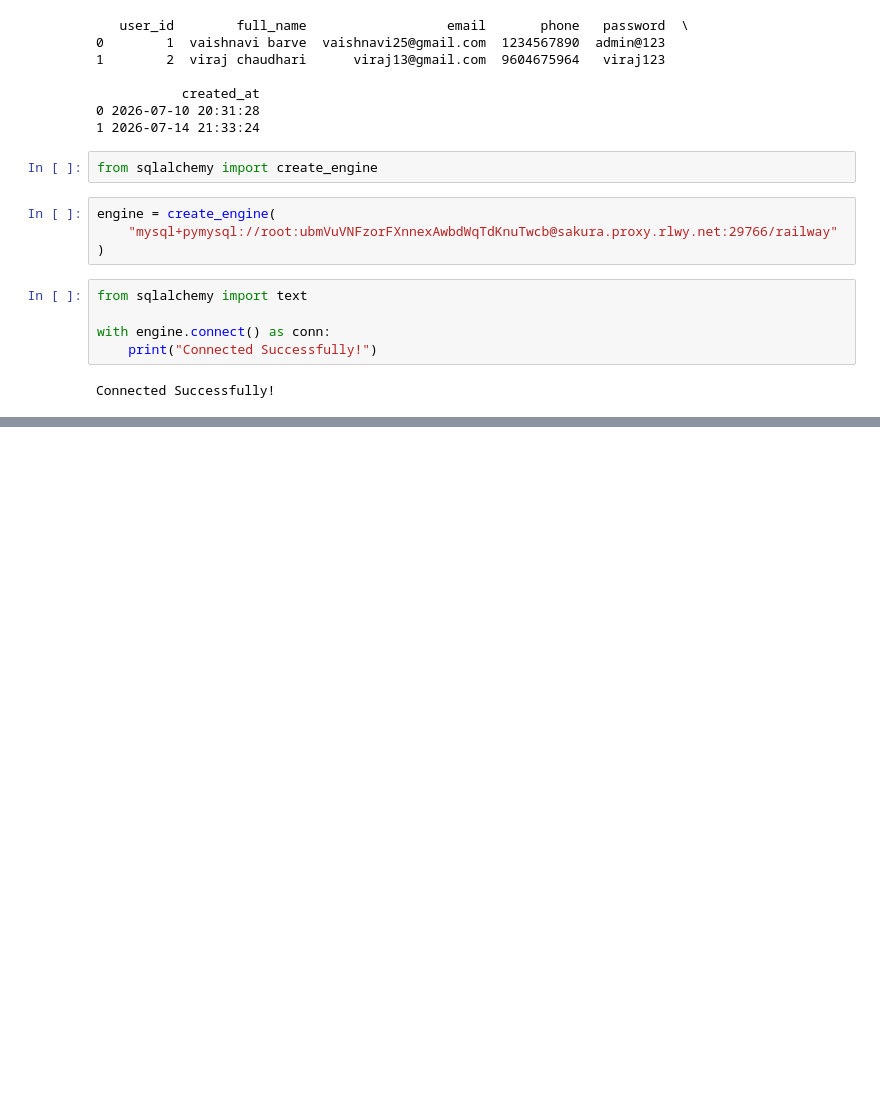
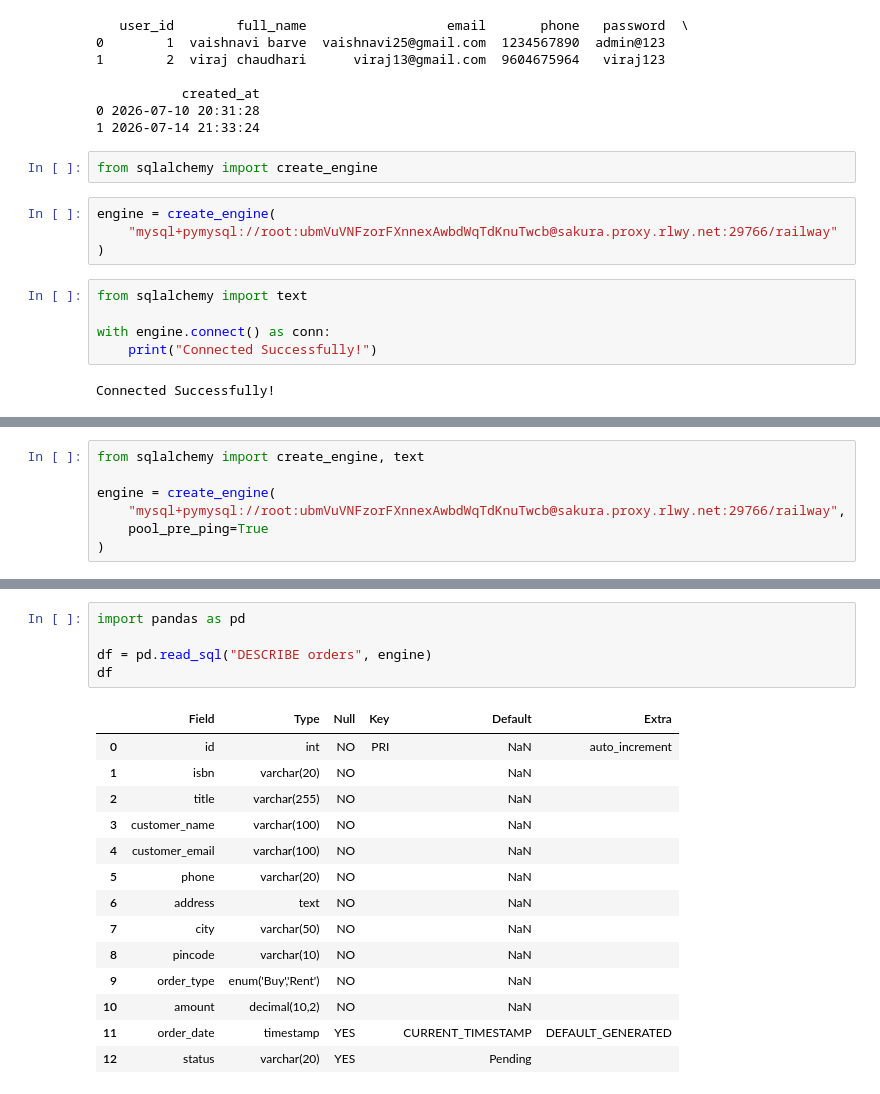
Before and after one commit to barvevaishnavi-hash/Bookhub, a Jupyter notebook: dataset/notebooks/database_setup.ipynb, the cells around one changed output, grey strips where cells are left out. Drawn from its saved outputs; the diff is of its cells as text; blank space fills up the shorter version.

```diff
--- a/dataset/notebooks/database_setup.ipynb
+++ b/dataset/notebooks/database_setup.ipynb
@@ -646,0 +797,7 @@ Connected Successfully!
+# %%
+from sqlalchemy import create_engine, text
+
+engine = create_engine(
+    "mysql+pymysql://root:ubmVuVNFzorFXnnexAwbdWqTdKnuTwcb@sakura.proxy.rlwy.net:29766/railway",
+    pool_pre_ping=True
+)
@@ -646,0 +814,20 @@ Connected Successfully!
+# %%
+import pandas as pd
+
+df = pd.read_sql("DESCRIBE orders", engine)
+df
+# %% [output]
+|  | Field | Type | Null | Key | Default | Extra |
+| 0 | id | int | NO | PRI | NaN | auto_increment |
+| 1 | isbn | varchar(20) | NO |  | NaN |  |
+| 2 | title | varchar(255) | NO |  | NaN |  |
+| 3 | customer_name | varchar(100) | NO |  | NaN |  |
+| 4 | customer_email | varchar(100) | NO |  | NaN |  |
+| 5 | phone | varchar(20) | NO |  | NaN |  |
+| 6 | address | text | NO |  | NaN |  |
+| 7 | city | varchar(50) | NO |  | NaN |  |
+| 8 | pincode | varchar(10) | NO |  | NaN |  |
+| 9 | order_type | enum('Buy','Rent') | NO |  | NaN |  |
+| 10 | amount | decimal(10,2) | NO |  | NaN |  |
+| 11 | order_date | timestamp | YES |  | CURRENT_TIMESTAMP | DEFAULT_GENERATED |
+| 12 | status | varchar(20) | YES |  | Pending |  |
```
Also changed, not shown: parts of 27 cells of this notebook, 1 other file.
